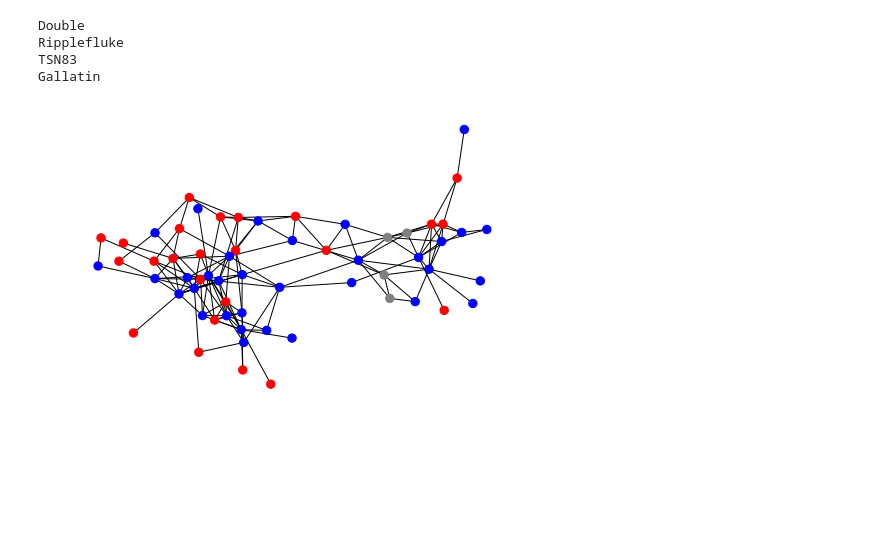
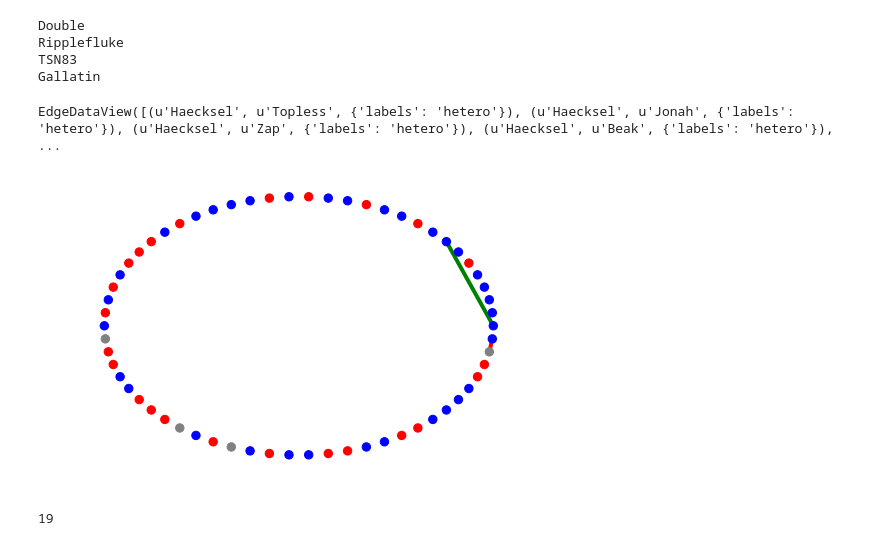
Before and after one commit to ignaciosticco/sistemas-complejos, a Jupyter notebook: tp1/ej2/ej2-Copy1.ipynb, the cells around one changed output. Drawn from its saved outputs; the diff is of its cells as text; code cells hidden in the pictures; blank space fills up the shorter version.

Commit message:
empece a modificar el layout del grafico

```diff
--- a/tp1/ej2/ej2-Copy1.ipynb
+++ b/tp1/ej2/ej2-Copy1.ipynb
@@ -50,11 +48,30 @@ Double
 Ripplefluke
 TSN83
 Gallatin
-# %%
-nx.draw(G, with_labels=False,node_color=colores, font_weight='bold',node_size=70,node_grouping='genero')
-plt.show()
-# %% [output]
-[figure, removed]
+# %%
+#list(G.edges)
+#print(list(G.edges)[0][0])
+#G.node[list(G.edges)[0][0]]['genero']
+#for i in range(0,len(list(G.edges))):
+#    if G.node[list(G.edges)[i][0]]['genero']==G.node[list(G.edges)[i][1]]['genero']:
+#print(list(G.edges)[0])
+#print(list(G.edges)[0])
+labels = 'hetero'
+nx.set_edge_attributes(G, labels, 'labels')
+#labels.append('fo')
+G.edges[list(G.edges)[10][0], list(G.edges)[10][1]]['labels']
+G.edges(data=True)
+# %% [output]
+EdgeDataView([(u'Haecksel', u'Topless', {'labels': 'hetero'}), (u'Haecksel', u'Jonah', {'labels': 'hetero'}), (u'Haecksel', u'Zap', {'labels': 'hetero'}), (u'Haecksel', u'Beak', {'labels': 'hetero'}), ...
+# %%
+#G=nx.path_graph(4)
+pos=nx.circular_layout(G)
+nx.draw(G, with_labels=False,node_color=colores, font_weight='bold',node_size=70,pos=pos,edge_width=0.1,edge_color='w')
+nx.draw_networkx_edges(G,pos,edgelist=[('Haecksel', 'Topless')],width=4,alpha=1,edge_color='g')
+nx.draw_networkx_edges(G,pos,edgelist=[('Gallatin', 'Upbang')],width=4,alpha=1,edge_color='r')
+plt.show()
+# %% [output]
+[figure, added]
 # %%
 def delta_kronecker(x,y):
     resultado=0
@@ -75,6 +92,8 @@ def enlaces_na(G):
 
     return enlaces_NA
 enlaces_na(G)
+# %% [output]
+19
 # %%
 def modularity2(G): ## calcula la fraccion de enlaces entre nodos de distinto genero
 	A = nx.adjacency_matrix(G)  # Matriz de adycencia
```
Also changed, not shown: parts of 3 cells of this notebook.
